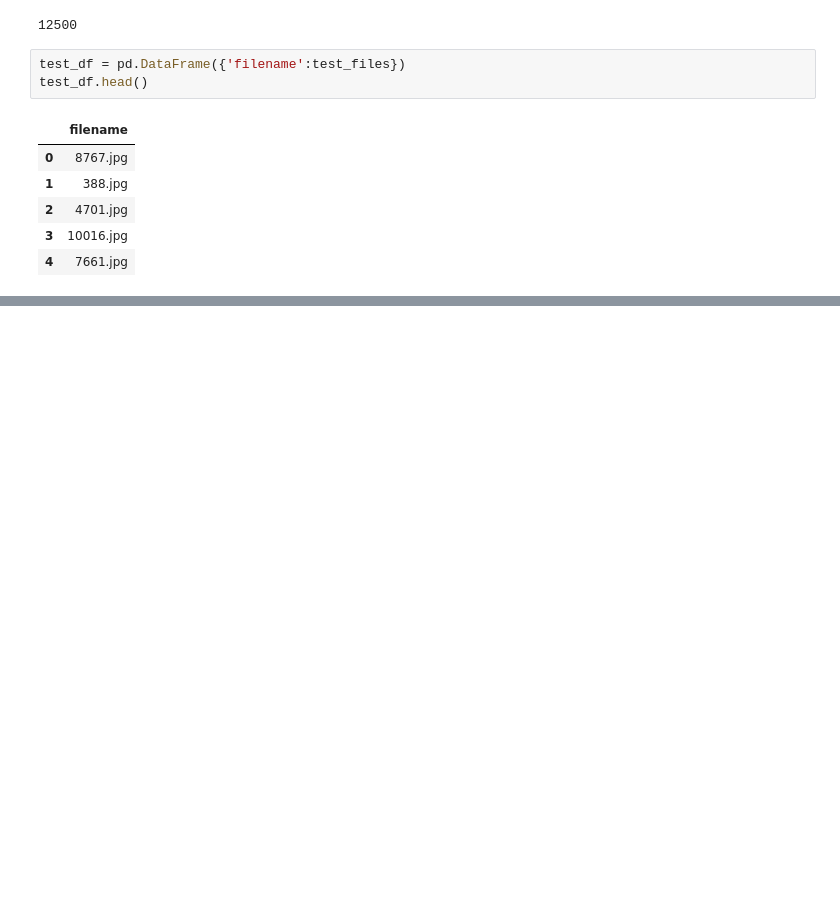
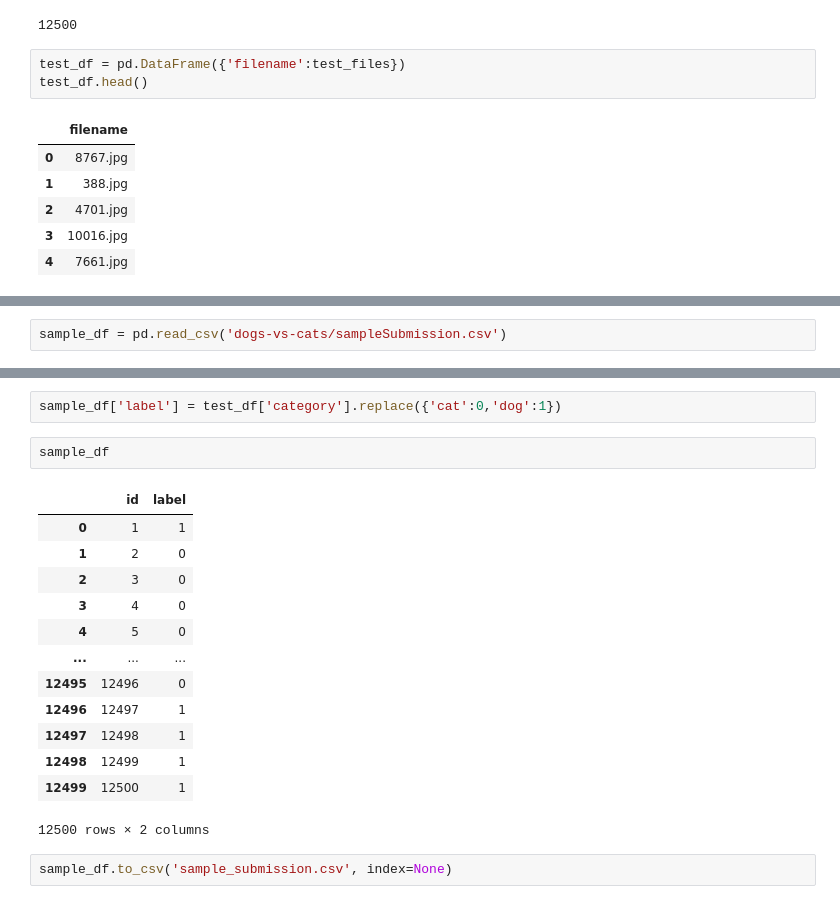
Before and after one commit to imvdharmesh/Dcodetech, a Jupyter notebook: Deep Learning/Lectures/Convolutional Neural Networks.ipynb, the cells around one changed output, grey strips where cells are left out. Cells and saved outputs as stored; diff of their text form; blank space fills up the shorter version.

```diff
--- a/Deep Learning/Lectures/Convolutional Neural Networks.ipynb
+++ b/Deep Learning/Lectures/Convolutional Neural Networks.ipynb
@@ -413,0 +483,2 @@ test_df.head()
+# %%
+sample_df = pd.read_csv('dogs-vs-cats/sampleSubmission.csv')
@@ -413,0 +498,20 @@ test_df.head()
+# %%
+sample_df['label'] = test_df['category'].replace({'cat':0,'dog':1})
+# %%
+sample_df
+# %% [output]
+|  | id | label |
+| 0 | 1 | 1 |
+| 1 | 2 | 0 |
+| 2 | 3 | 0 |
+| 3 | 4 | 0 |
+| 4 | 5 | 0 |
+| ... | ... | ... |
+| 12495 | 12496 | 0 |
+| 12496 | 12497 | 1 |
+| 12497 | 12498 | 1 |
+| 12498 | 12499 | 1 |
+| 12499 | 12500 | 1 |
+12500 rows × 2 columns
+# %%
+sample_df.to_csv('sample_submission.csv', index=None)
```
Also changed, not shown: parts of 14 cells of this notebook.
